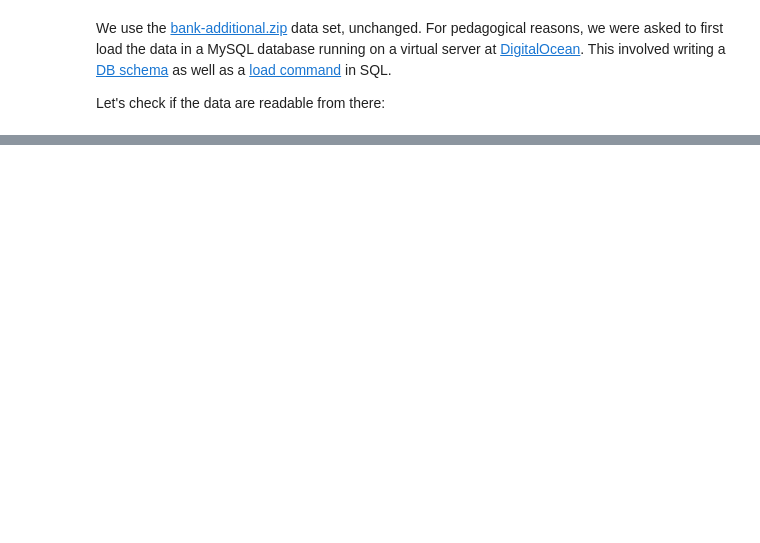
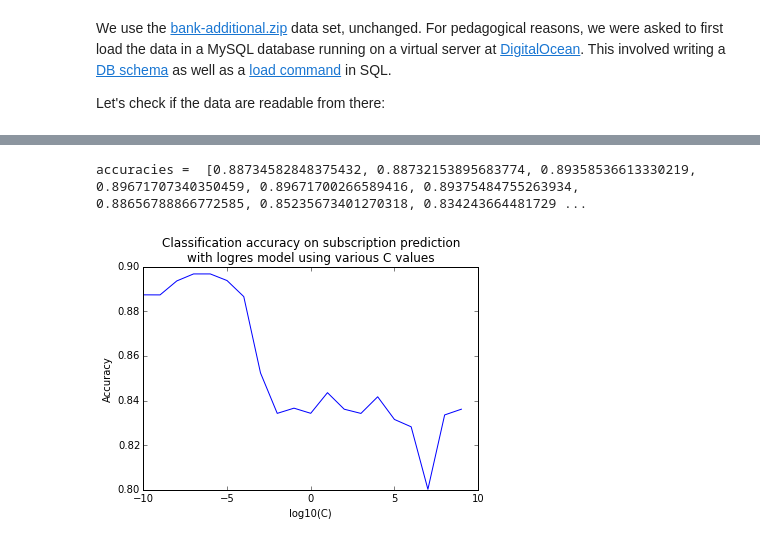
Before and after one commit to fdurant/mcnulty_banking, a Jupyter notebook: project_mcnulty_banking.ipynb, the cells around one changed output, grey strips where cells are left out. Drawn from its saved outputs; the diff is of its cells as text; code cells hidden in the pictures; blank space fills up the shorter version.

Commit message:
Converted all categorical to dummy numerical fields, and built first bunch of logistic regression models, using different C (i.e. lambda) values

```diff
--- a/project_mcnulty_banking.ipynb
+++ b/project_mcnulty_banking.ipynb
@@ -63,0 +66,12 @@ db.close()
+# %%
+import pandas.io.sql as psql
+db = pymysql.connect(host=credentials.host,
+                     user=credentials.user,
+                     passwd=credentials.password,
+                     db='bank')
+query = "SELECT * FROM bank_full;"
+bankDF = psql.read_sql(query, con=db)
+db.close()
+print "Number of database records read: %d" % len(bankDF)
+print bankDF.columns
+bankDF.head()
@@ -63,0 +126,41 @@ db.close()
+# %%
+%matplotlib inline
+from sklearn.linear_model import LogisticRegression
+from sklearn.cross_validation import cross_val_score
+#from sklearn.metrics import accuracy_score
+from matplotlib import pyplot as plt
+from math import log10
+
+X_values = bankDF2.copy()
+X_values.drop('y', axis=1, inplace=True)
+y_values = bankDF2['y']
+
+cValues = [pow(10,(x-10)) for x in range(20)]
+#print "cValues = ", cValues
+
+# selects weights inversely proportional to class frequencies in the training set
+# See http://scikit-learn.org/stable/modules/generated/sklearn.linear_model.LogisticRegression.html
+#classWeight = 'auto'
+classWeight = None
+
+nrCrossValidationFolds=5
+
+estimators = []
+accuracies = []
+for c in cValues:
+    estimator = LogisticRegression(C=c,class_weight=classWeight)
+    scores = cross_val_score(estimator, X_values, y=y_values, cv=nrCrossValidationFolds, n_jobs=1)
+    estimators.append(estimator)
+    accuracies.append(scores.mean())
+
+print "accuracies = ", accuracies
+
+fig = plt.figure()
+plt.plot([log10(c) for c in cValues],accuracies)
+plt.title("Classification accuracy on subscription prediction\nwith logres model using various C values")
+plt.xlabel("log10(C)")
+plt.ylabel("Accuracy")
+plt.show()
+# %% [output]
+accuracies =  [0.88734582848375432, 0.88732153895683774, 0.89358536613330219, 0.89671707340350459, 0.89671700266589416, 0.89375484755263934, 0.88656788866772585, 0.85235673401270318, 0.834243664481729 ...
+[figure, added]
```
Also changed, not shown: parts of 7 cells of this notebook.
